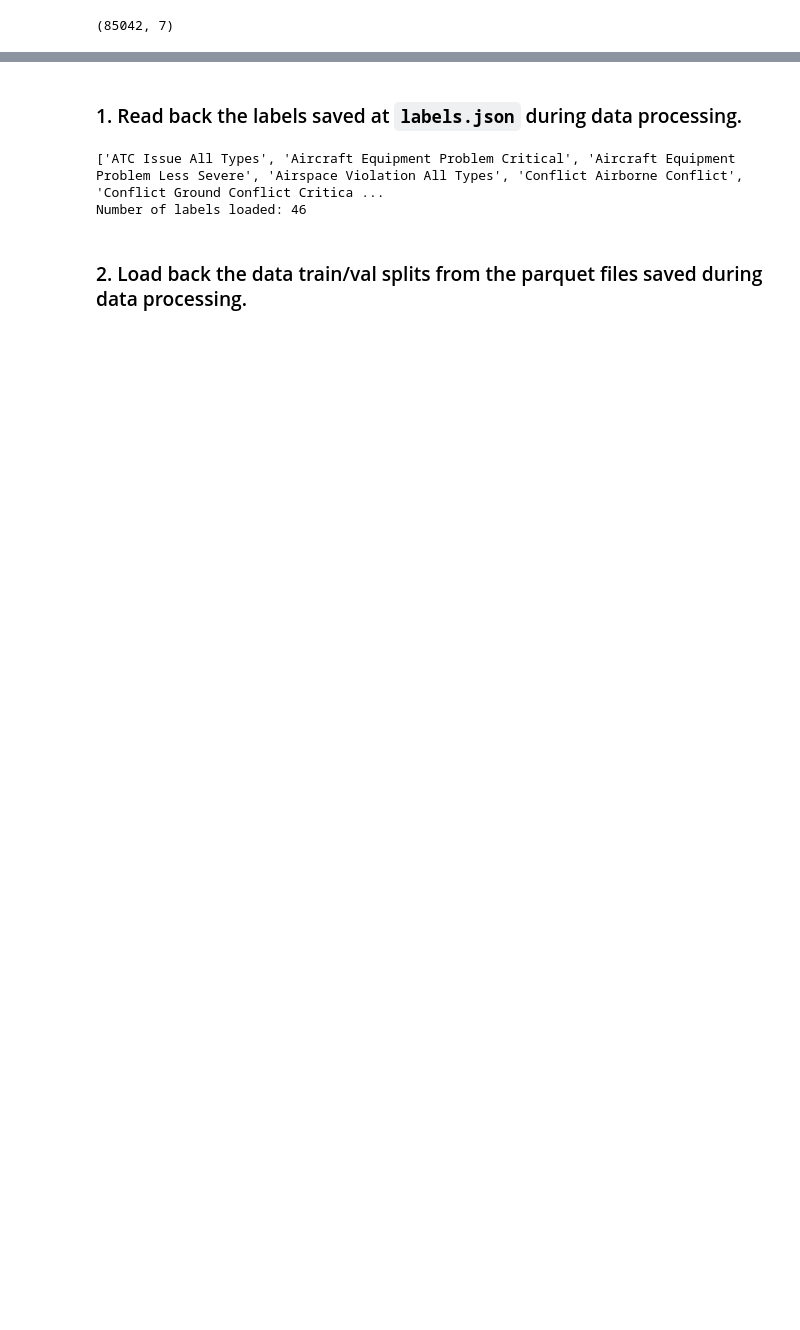
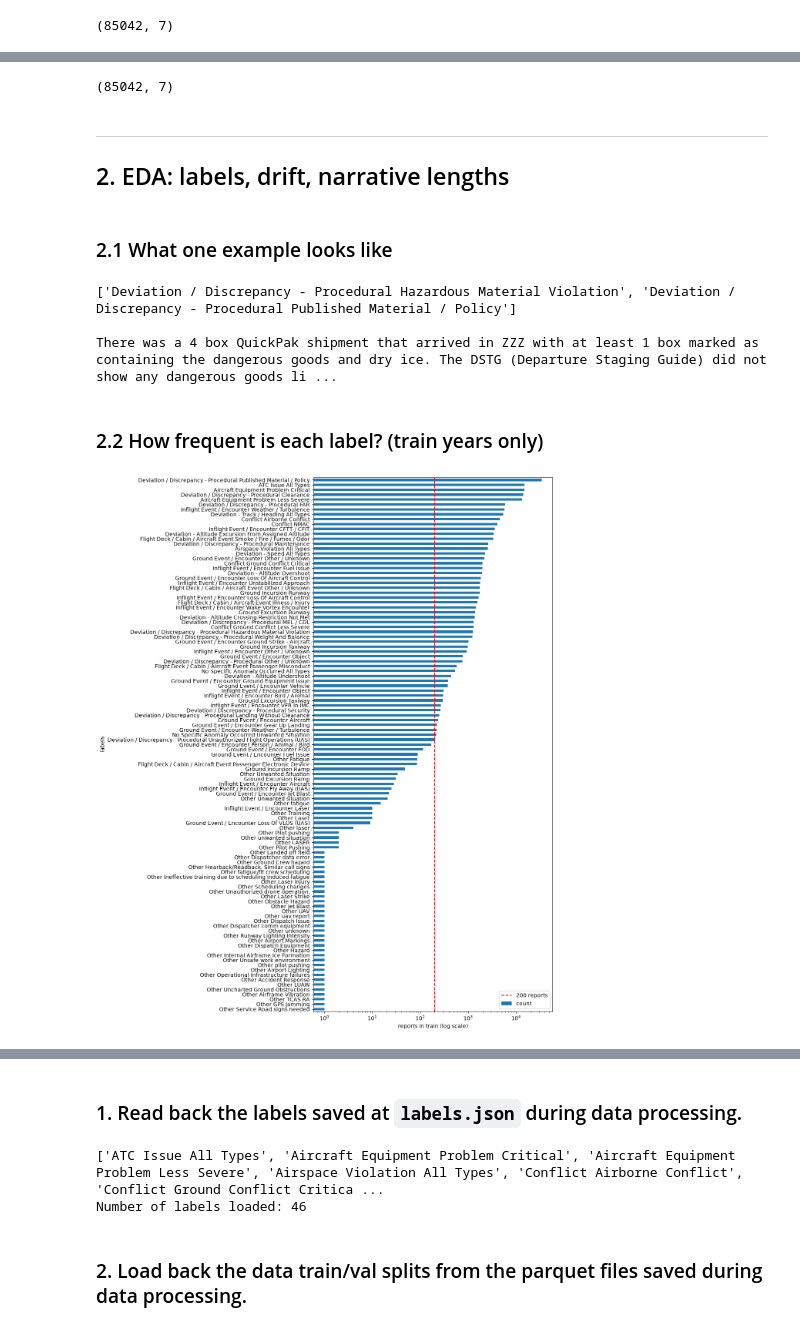
Before and after one commit to alvaro-serero/asrs-lora-classifier, a Jupyter notebook: notebook.ipynb, the cells around one changed output, grey strips where cells are left out. Saved outputs shown, nothing was run; the diff lists cells and outputs as text; code cells hidden in the pictures; blank space fills up the shorter version.

```diff
--- a/notebook.ipynb
+++ b/notebook.ipynb
@@ -396,0 +321,35 @@ train 67826 | val 4581 | test 11542 | 46 labels
+# %%
+df = load_all()
+assert len(df) == len(all_df), "loader.py and the notebook disagree"
+df.shape
+# %% [output]
+(85042, 7)
+# %% [markdown]
+---
+
+## 2. EDA: labels, drift, narrative lengths
+# %% [markdown]
+### 2.1 What one example looks like
+# %%
+ex = df.sample(1, random_state=SEED).iloc[0]
+print(ex["labels"], "\n")
+print(ex["narrative"][:1500])
+# %% [output]
+['Deviation / Discrepancy - Procedural Hazardous Material Violation', 'Deviation / Discrepancy - Procedural Published Material / Policy']
+
+There was a 4 box QuickPak shipment that arrived in ZZZ with at least 1 box marked as containing the dangerous goods and dry ice. The DSTG (Departure Staging Guide) did not show any dangerous goods li ...
+# %% [markdown]
+### 2.2 How frequent is each label? (train years only)
+# %%
+eda_train = df[df["year"] <= 2022]
+counts = eda_train["labels"].explode().value_counts()
+
+fig, ax = plt.subplots(figsize=(8, 18))
+counts.sort_values().plot.barh(ax=ax)
+ax.axvline(200, color="red", ls="--", label="200 reports")
+ax.set_xscale("log")
+ax.set_xlabel("reports in train (log scale)")
+ax.legend()
+plt.show()
+# %% [output]
+[figure, added]
```
Also changed, not shown: parts of 78 cells of this notebook, 3 other files.
